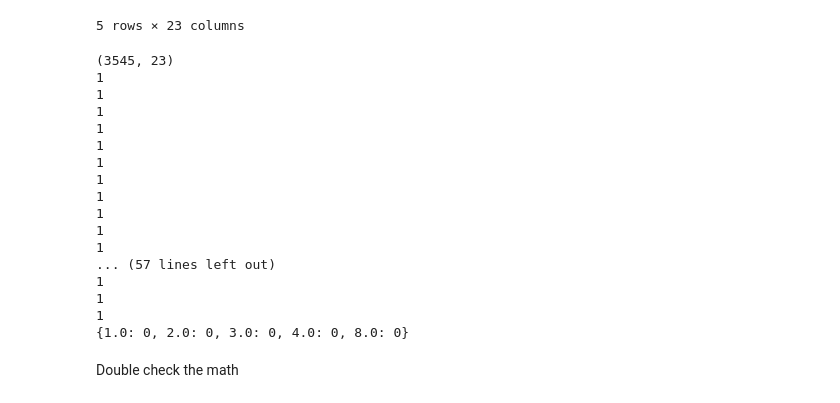
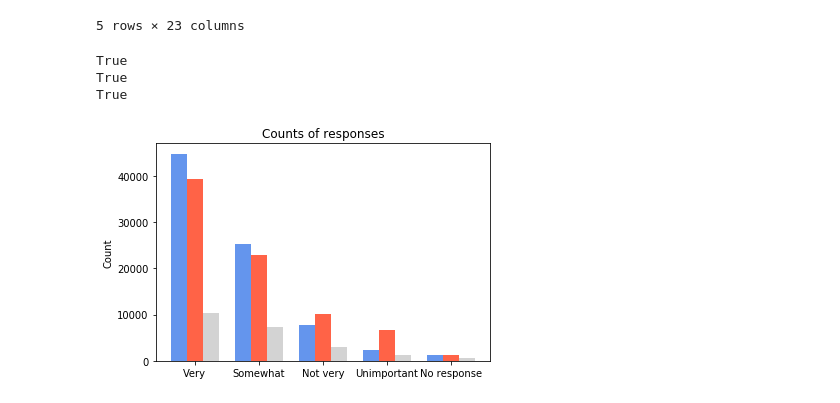
Before and after one commit to ali0003433/predict-by-issue-prioritization, a Jupyter notebook: notebooks/2-al-exploration.ipynb, the cells around one changed output. Drawn from its saved outputs; the diff is of its cells as text; code cells hidden in the pictures.

Commit message:
Add count bar plot of response by vote

```diff
--- a/notebooks/2-al-exploration.ipynb
+++ b/notebooks/2-al-exploration.ipynb
@@ -450,33 +450,3 @@ df_other_behav.head()
 | 3 | 1.0 | 1.0 | 2.0 | 3.0 | 1.0 | 1.0 | 4.0 | ... |
 | 4 | 2.0 | 1.0 | 2.0 | 1.0 | 3.0 | 2.0 | 1.0 | ... |
 5 rows × 23 columns
-# %%
-count_dict = {1.0: 0, 2.0: 0, 3.0: 0, 4.0: 0, 8.0: 0}
-# %%
-for df in cat_df_list:
-    print(df.shape)
-    for ind, col in enumerate(df):
-        for key, val in count_dict.items():
-            if df[col][ind] == key:
-                val = val + 1
-                print(val)
-
-print(count_dict)
-# %% [output]
-(3545, 23)
-1
-1
-1
-1
-1
-1
-1
-1
-1
-1
-1
-... (57 lines left out)
-1
-1
-1
-{1.0: 0, 2.0: 0, 3.0: 0, 4.0: 0, 8.0: 0}
@@ -513,2 +452,0 @@ print('CLINTON', '\n'
-# %% [markdown]
-Double check the math
@@ -516,0 +453,41 @@ one_count + two_count + three_count + four_count + null_count == df.clint[1]
+# %%
+def get_counts(df):
+    count_dict = {1: 0, 2: 0, 3: 0, 4: 0, 8: 0}
+    for idx, row in df.iterrows():
+        for col in df.columns:
+            ans = row[col]
+            count_dict[ans] +=1
+    return count_dict
+# %%
+clint_count = get_counts(df_clint)
+trump_count = get_counts(df_trump)
+other_behav_count = get_counts(df_other_behav)
+counts = [clint_count, trump_count, other_behav_count]
+# %%
+print(df_clint.shape[0]*23 == sum(clint_count.values()))
+print(df_trump.shape[0]*23 == sum(trump_count.values()))
+print(df_other_behav.shape[0]*23 == sum(other_behav_count.values()));
+# %% [output]
+True
+True
+True
+# %%
+bar_clint = list(clint_count.values())
+bar_trump = list(trump_count.values())
+bar_other_behav = list(other_behav_count.values())
+
+bar_width = 0.25
+
+r1 = np.arange(5)
+r2 = [x + bar_width for x in r1]
+r3 = [x + bar_width for x in r2]
+plt.bar(r1, bar_clint, width=bar_width, color=clrs_2[0])
+plt.bar(r2, bar_trump, width=bar_width, color=clrs_2[1])
+plt.bar(r3, bar_other_behav, width=bar_width, color=clrs_2[-1])
+plt.title('Counts of responses by vote for Clinton, Trump,')
+plt.xticks([r + bar_width for r in range(len(bar_clint))],
+           ['Very', 'Somewhat', 'Not very', 'Unimportant', 'No response'])
+plt.ylabel('Count')
+plt.show()
+# %% [output]
+[figure, added]
```
Also changed, not shown: parts of 2 cells of this notebook.
